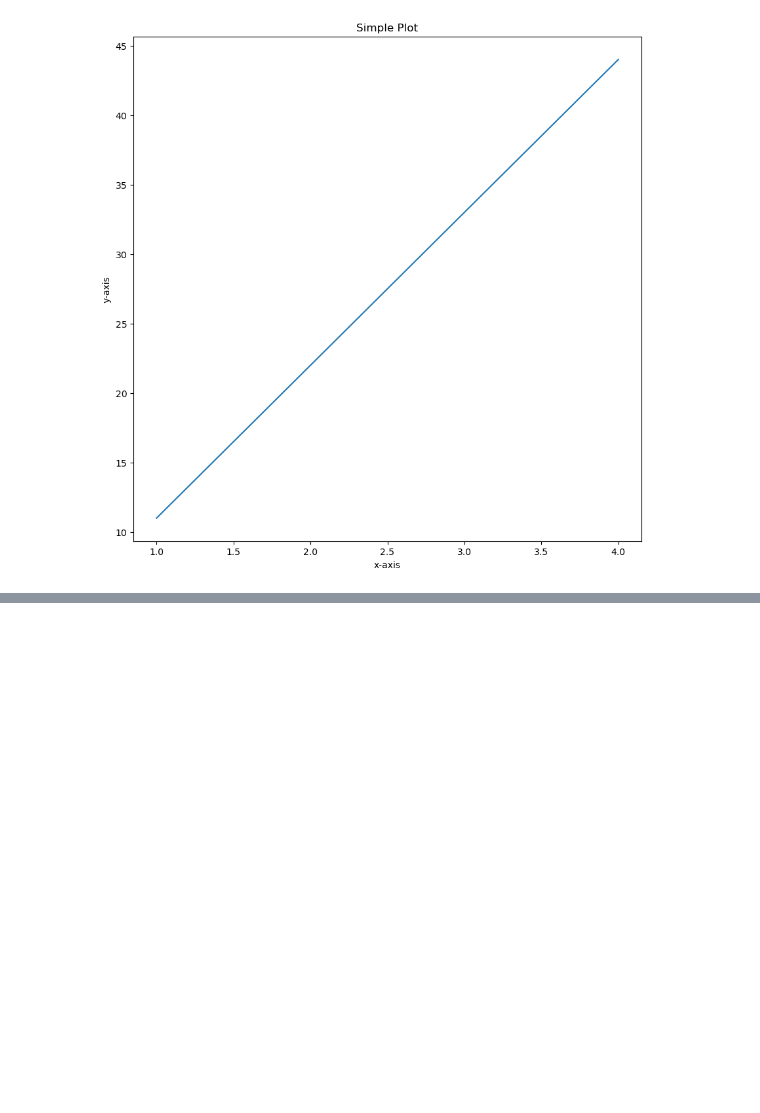
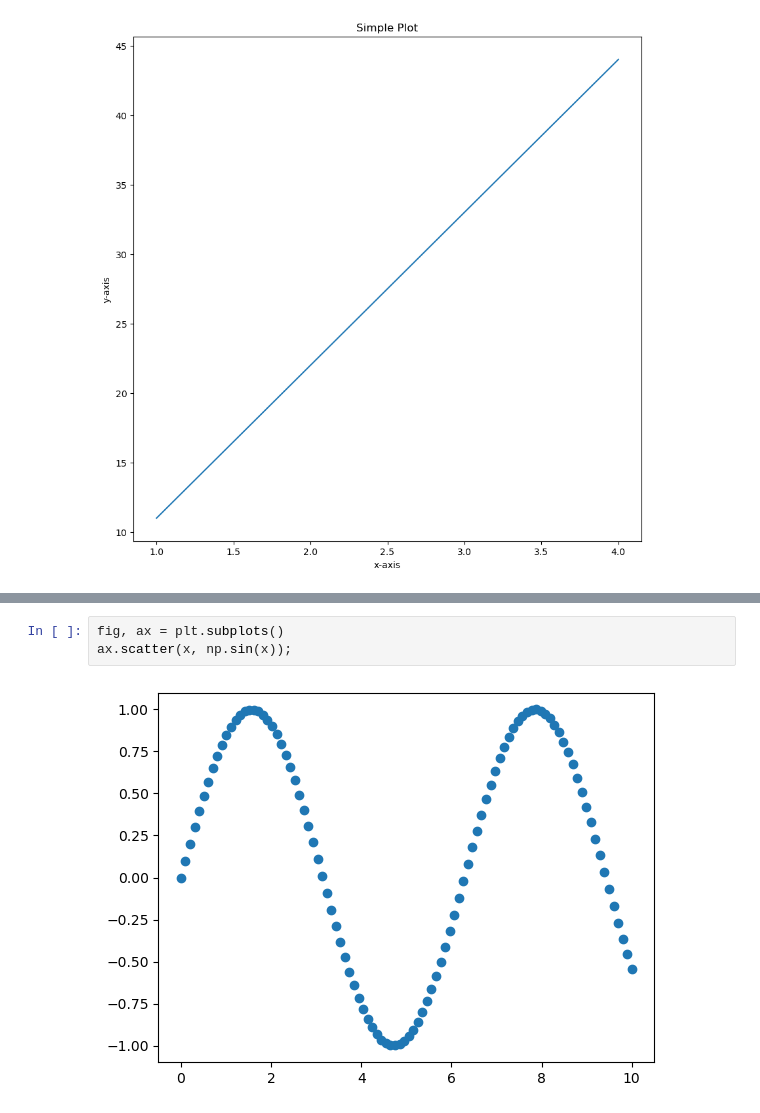
Before and after one commit to leandrofahur/senior-python-developer, a Jupyter notebook: machine-learning/matplotlib-data-analysis/introduction-to-matplotlib.ipynb, the cells around one changed output, grey strips where cells are left out. Drawn from its saved outputs; the diff is of its cells as text; blank space fills up the shorter version.

```diff
--- a/machine-learning/matplotlib-data-analysis/introduction-to-matplotlib.ipynb
+++ b/machine-learning/matplotlib-data-analysis/introduction-to-matplotlib.ipynb
@@ -67,0 +118,5 @@ fig.savefig("./images/sample-plot.png")
+# %%
+fig, ax = plt.subplots()
+ax.scatter(x, np.sin(x));
+# %% [output]
+[figure, added]
```
Also changed, not shown: parts of 11 cells of this notebook.
